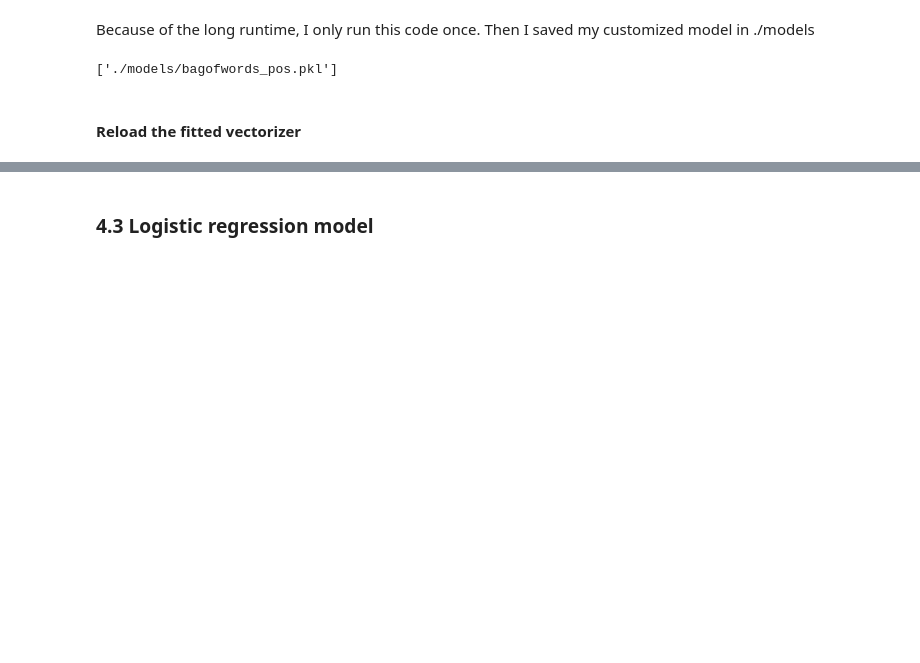
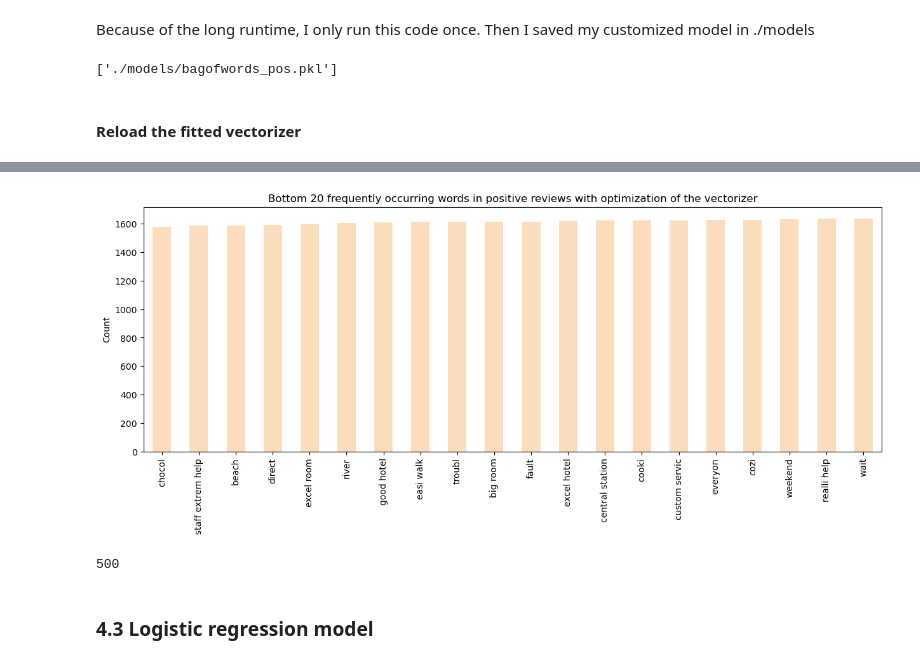
Before and after one commit to bennymiddel/personal_projects, a Jupyter notebook: 01_NLP_hotel_review/BM_NLP_hotel_review.ipynb, the cells around one changed output, grey strips where cells are left out. Saved outputs shown, nothing was run; the diff lists cells and outputs as text; code cells hidden in the pictures; blank space fills up the shorter version.

```diff
--- a/01_NLP_hotel_review/BM_NLP_hotel_review.ipynb
+++ b/01_NLP_hotel_review/BM_NLP_hotel_review.ipynb
@@ -768,0 +811,8 @@ bagofwords_neg = joblib.load('./models/bagofwords_neg.pkl')
+# %%
+word_counts_pos.sort_values('counts', ascending =True).head(20).plot(kind="bar", figsize=(15, 5),color='#fbddbe',  legend=False)
+plt.title("Bottom 20 frequently occurring words in positive reviews with optimization of the vectorizer")
+plt.ylabel("Count")
+plt.xticks(rotation=90)
+plt.show()
+# %% [output]
+[figure, added]
@@ -769,2 +824,6 @@ bagofwords_neg = joblib.load('./models/bagofwords_neg.pkl')
+# %%
+X_train_pos_transformed.shape[1]
+# %% [output]
+500
 # %% [markdown]
 ### 4.3 Logistic regression model
```
Also changed, not shown: parts of 20 cells of this notebook, 2 other files.
